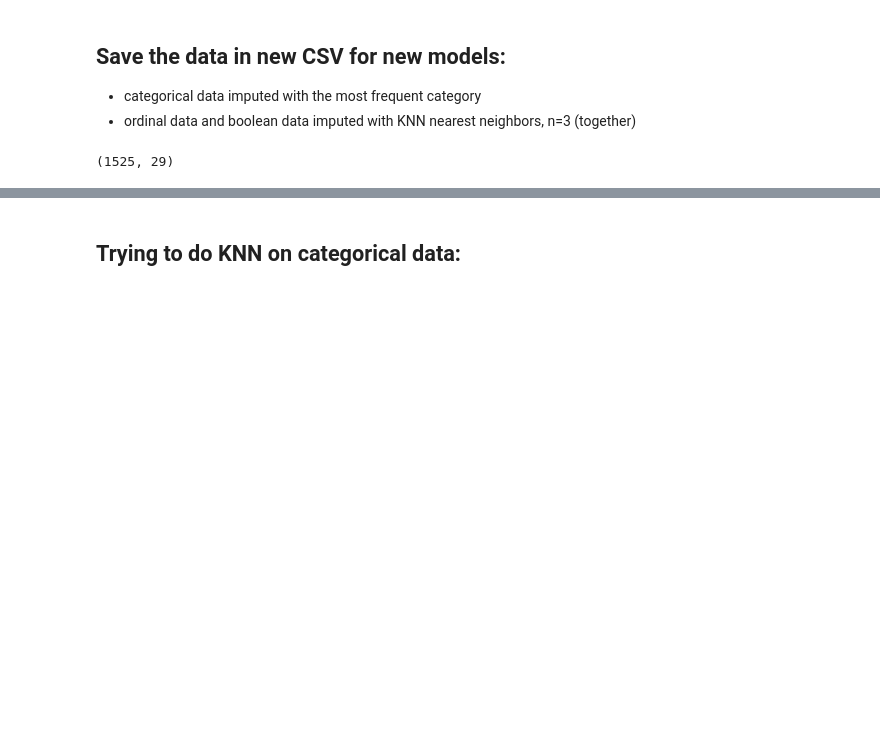
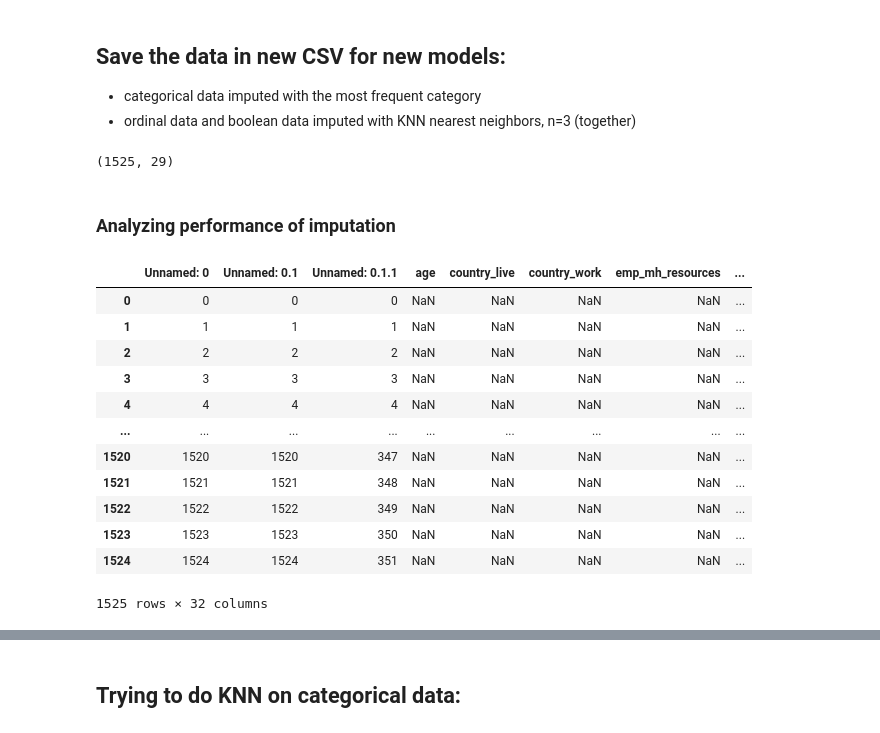
Before and after one commit to sesmalling/4741_project, a Jupyter notebook: impute.ipynb, the cells around one changed output, grey strips where cells are left out. Cells and saved outputs as stored; diff of their text form; code cells hidden in the pictures; blank space fills up the shorter version.

Commit message:
added impute analysis

```diff
--- a/impute.ipynb
+++ b/impute.ipynb
@@ -148,3 +133,21 @@ print(full_imputed_data1.shape)
 full_imputed_data1.to_csv("data/imputed_data_r1.csv", index=False)
 # %% [output]
 (1525, 29)
+# %% [markdown]
+### Analyzing performance of imputation
+# %%
+data[full_imputed_data1.eq(data)==False]
+# %% [output]
+|  | Unnamed: 0 | Unnamed: 0.1 | Unnamed: 0.1.1 | age | country_live | country_work | emp_mh_resources | ... |
+| 0 | 0 | 0 | 0 | NaN | NaN | NaN | NaN | ... |
+| 1 | 1 | 1 | 1 | NaN | NaN | NaN | NaN | ... |
+| 2 | 2 | 2 | 2 | NaN | NaN | NaN | NaN | ... |
+| 3 | 3 | 3 | 3 | NaN | NaN | NaN | NaN | ... |
+| 4 | 4 | 4 | 4 | NaN | NaN | NaN | NaN | ... |
+| ... | ... | ... | ... | ... | ... | ... | ... | ... |
+| 1520 | 1520 | 1520 | 347 | NaN | NaN | NaN | NaN | ... |
+| 1521 | 1521 | 1521 | 348 | NaN | NaN | NaN | NaN | ... |
+| 1522 | 1522 | 1522 | 349 | NaN | NaN | NaN | NaN | ... |
+| 1523 | 1523 | 1523 | 350 | NaN | NaN | NaN | NaN | ... |
+| 1524 | 1524 | 1524 | 351 | NaN | NaN | NaN | NaN | ... |
+1525 rows × 32 columns
```
Also changed, not shown: parts of 5 cells of this notebook.
